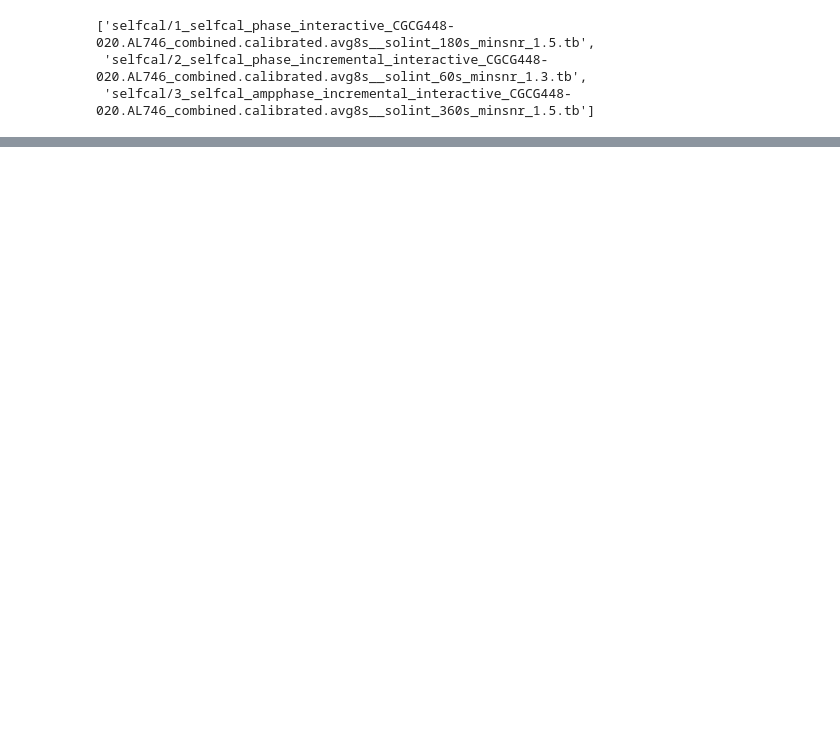
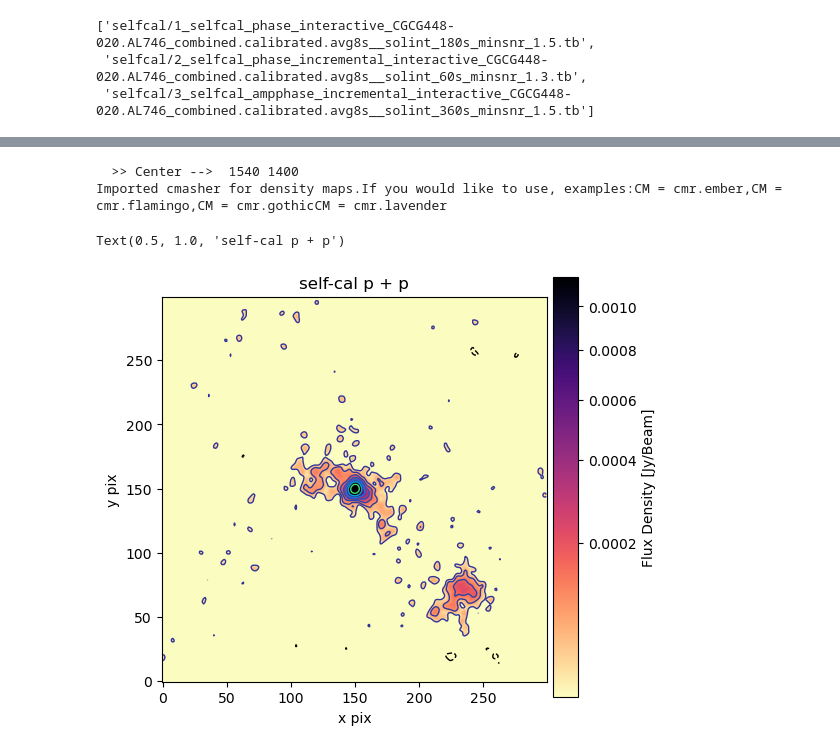
Before and after one commit to lucatelli/morphen_dev, a Jupyter notebook: selfcal/self_calibration.ipynb, the cells around one changed output, grey strips where cells are left out. Drawn from its saved outputs; the diff is of its cells as text; code cells hidden in the pictures; blank space fills up the shorter version.

```diff
--- a/selfcal/self_calibration.ipynb
+++ b/selfcal/self_calibration.ipynb
@@ -508,0 +566,8 @@ gain_tables_selfcal
+# %%
+ax = eimshow(do_cutout_2D(ctn(image_2),box_size=150),vmin_factor=2,vmax_factor=0.5)
+ax.set_title('self-cal p + p')
+# %% [output]
+  >> Center -->  1540 1400
+Imported cmasher for density maps.If you would like to use, examples:CM = cmr.ember,CM = cmr.flamingo,CM = cmr.gothicCM = cmr.lavender
+Text(0.5, 1.0, 'self-cal p + p')
+[figure, added]
```
Also changed, not shown: parts of 9 cells of this notebook, 3 other files.
